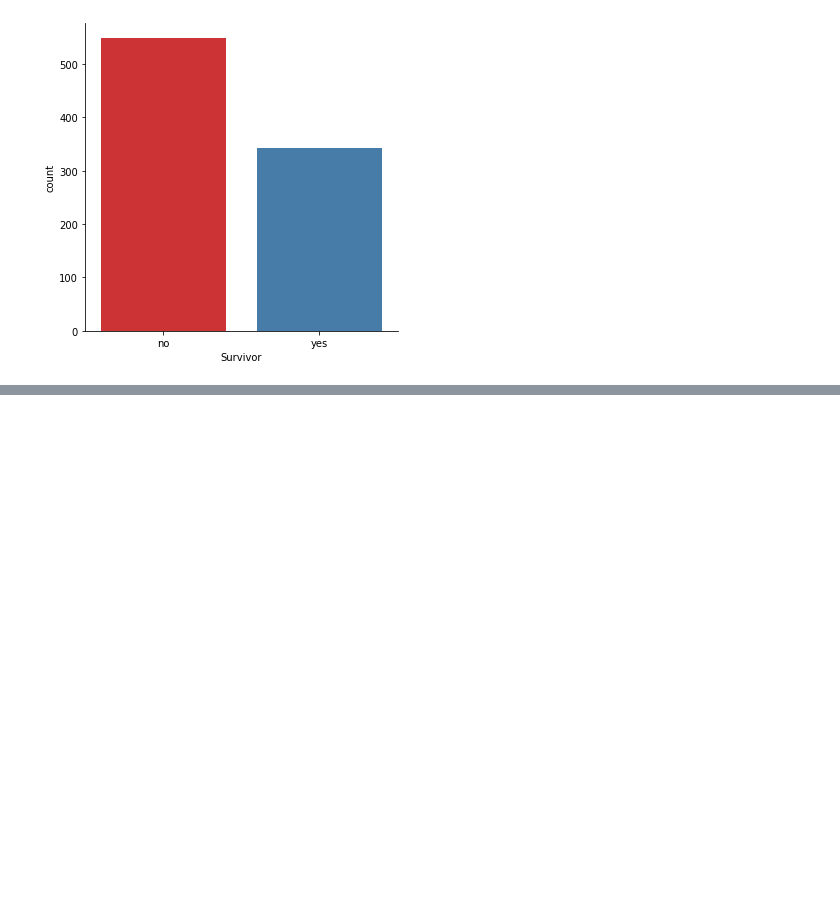
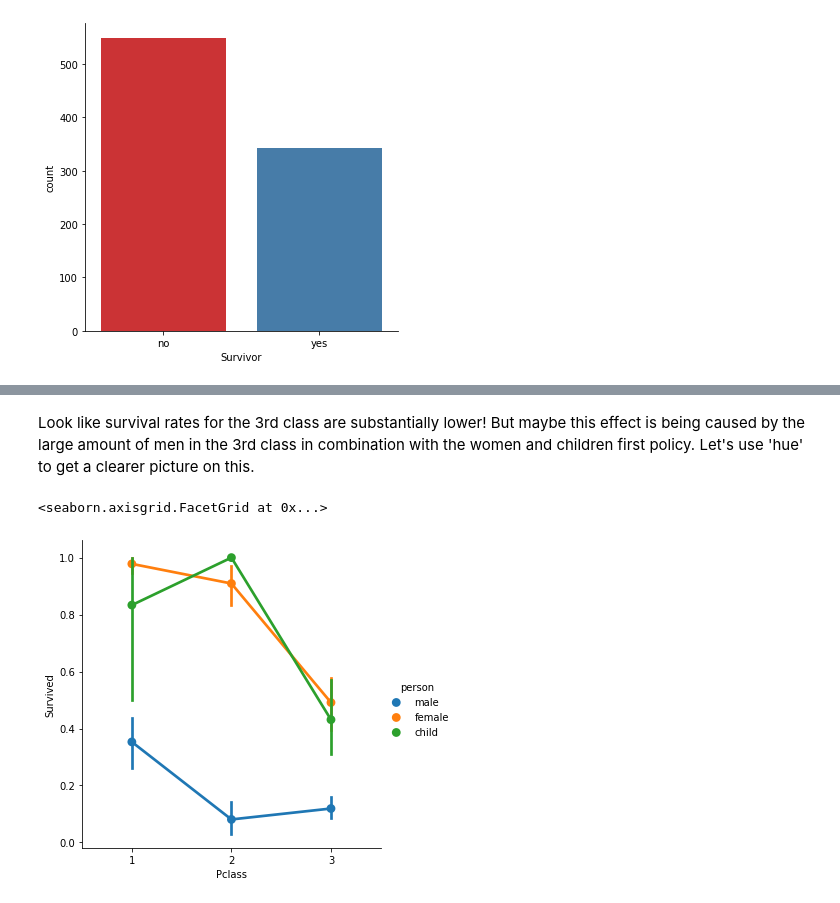
Before and after one commit to sealoyal/LearnPython, a Jupyter notebook: udemy/titanic/titanic1.ipynb, the cells around one changed output, grey strips where cells are left out. Saved outputs shown, nothing was run; the diff lists cells and outputs as text; code cells hidden in the pictures; blank space fills up the shorter version.

```diff
--- a/udemy/titanic/titanic1.ipynb
+++ b/udemy/titanic/titanic1.ipynb
@@ -330,0 +334,8 @@ sns.catplot('Survivor',data=titanic_df,palette='Set1',kind='count')
+# %% [markdown]
+Look like survival rates for the 3rd class are substantially lower! But maybe this effect is being caused by the large amount of men in the 3rd class in combination with the women and children first policy. Let's use 'hue' to get a clearer picture on this.
+# %%
+# Let's use a factor plot again, but now considering class and gender
+sns.catplot(x='Pclass',y='Survived',hue='person',data=titanic_df,kind='point')
+# %% [output]
+<seaborn.axisgrid.FacetGrid at 0x...>
+[figure, added]
```
Also changed, not shown: parts of 17 cells of this notebook, 2 other files.
